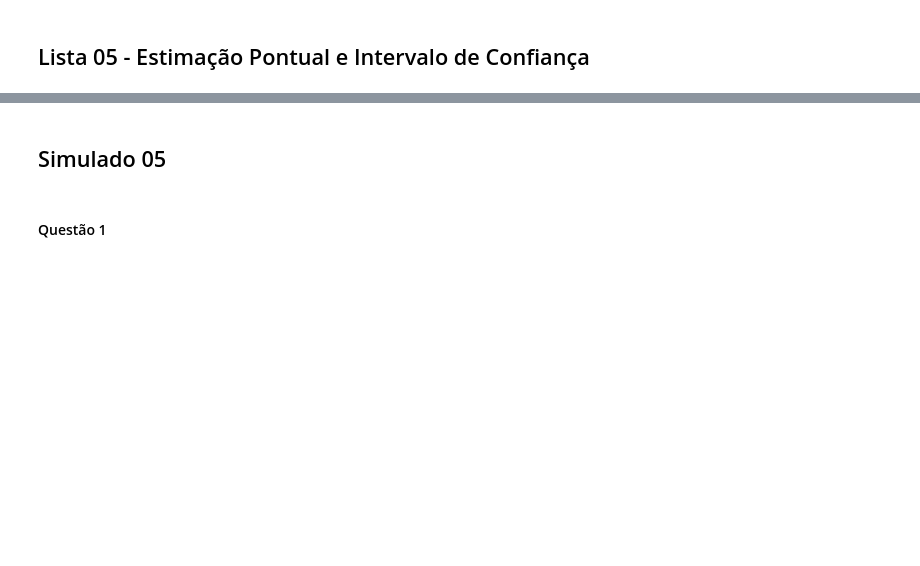
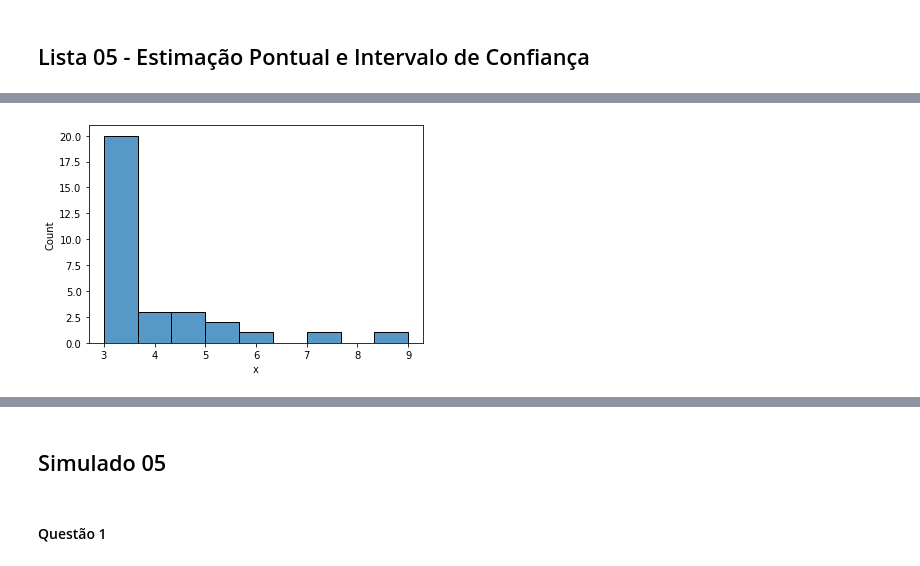
Before and after one commit to jorgesalhani/Statistics, a Jupyter notebook: Topics/T05/Ex05.ipynb, the cells around one changed output, grey strips where cells are left out. Cells and saved outputs as stored; diff of their text form; code cells hidden in the pictures; blank space fills up the shorter version.

```diff
--- a/Topics/T05/Ex05.ipynb
+++ b/Topics/T05/Ex05.ipynb
@@ -2,0 +33,3 @@
+# %%
+df = pd.read_csv('/P5_Questao2.csv')
+df.head()
@@ -2,0 +43,5 @@
+# %%
+sns.histplot(data=df, x='x')
+plt.show()
+# %% [output]
+[figure, added]
```
Also changed, not shown: parts of 18 cells of this notebook.
